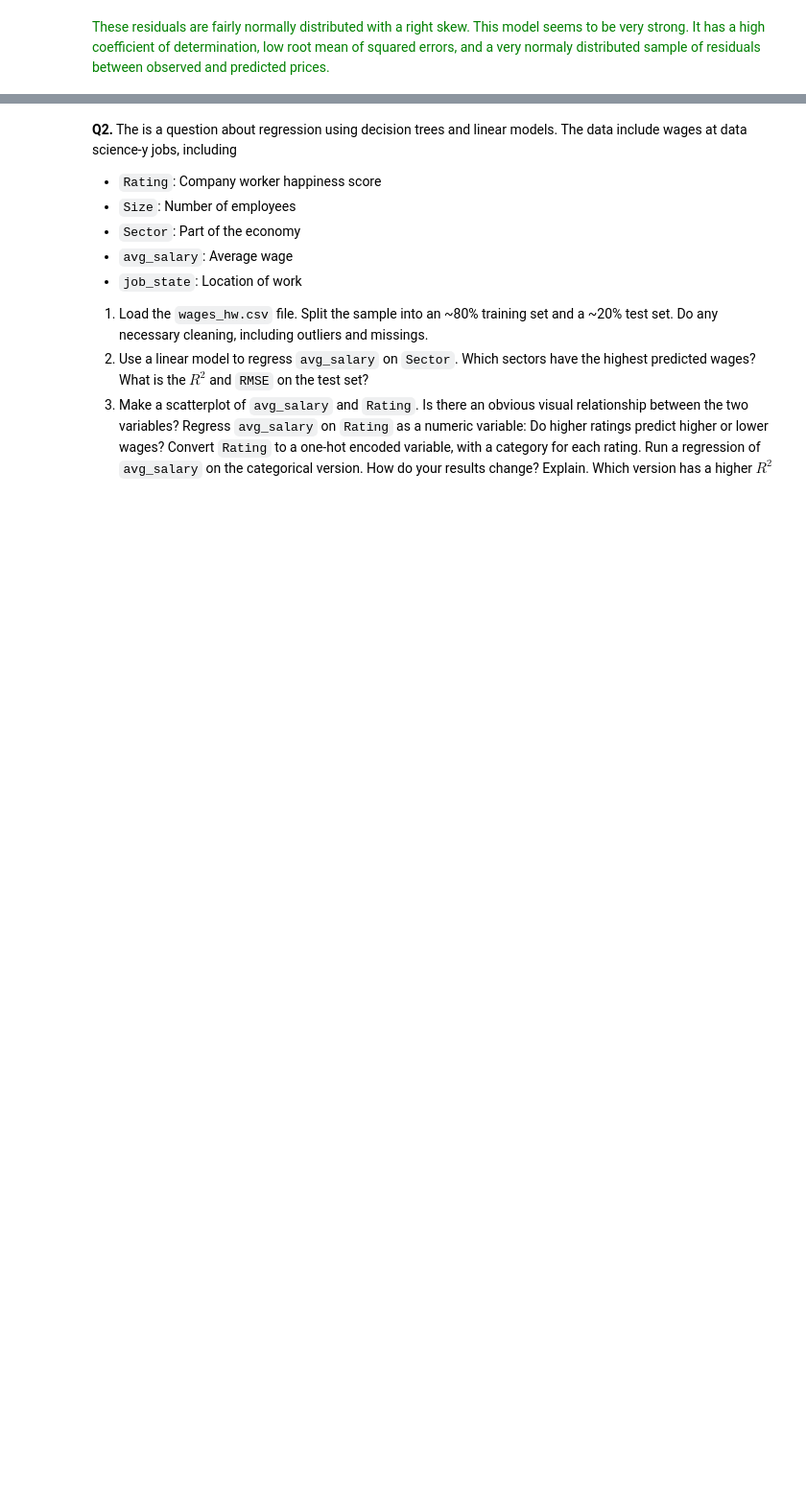
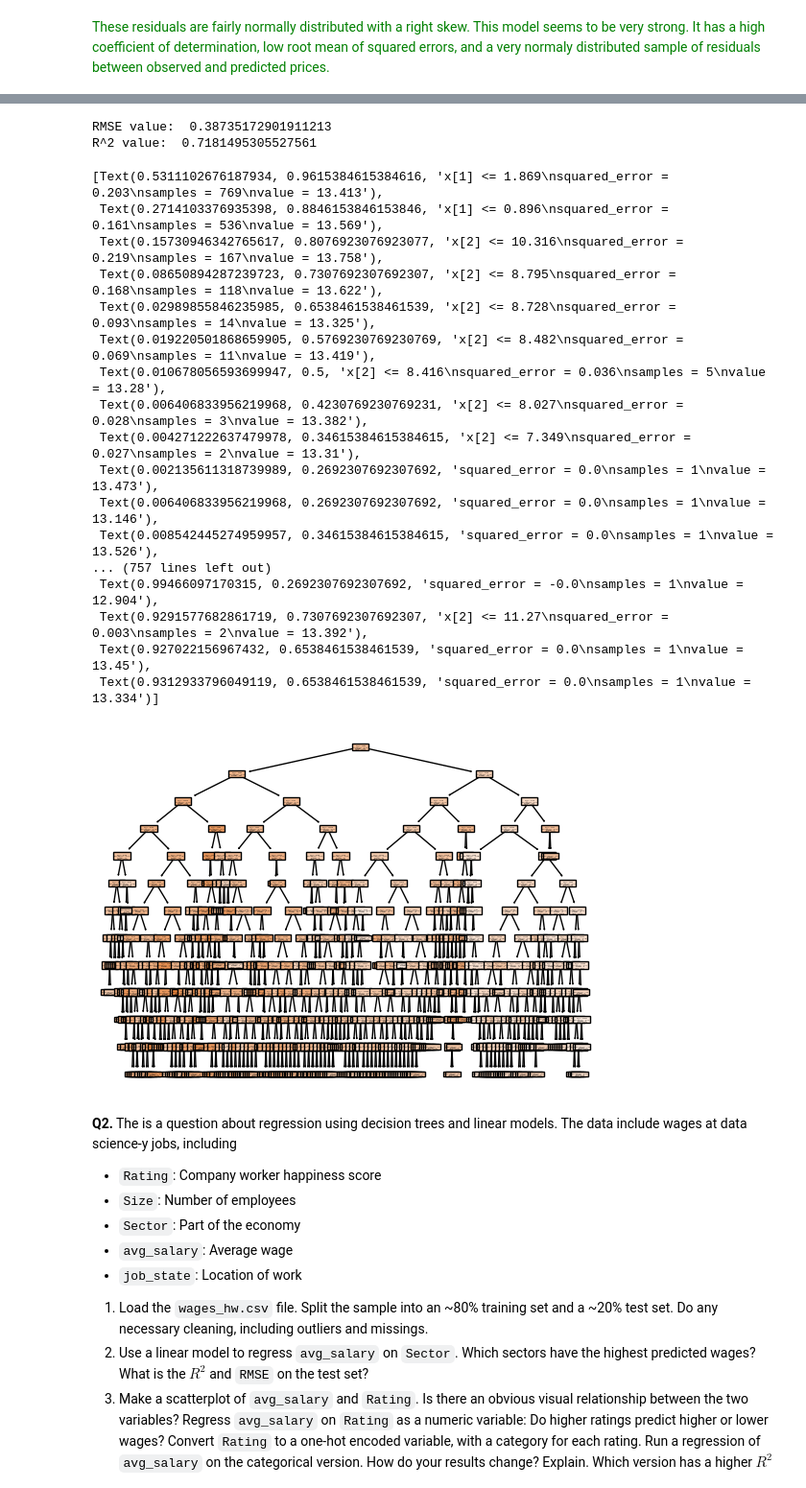
Before and after one commit to Monty-2003/assignment4, a Jupyter notebook: assignment4.ipynb, the cells around one changed output, grey strips where cells are left out. Shown at 96% size. Saved outputs shown, nothing was run; the diff lists cells and outputs as text; code cells hidden in the pictures; blank space fills up the shorter version.

```diff
--- a/assignment4.ipynb
+++ b/assignment4.ipynb
@@ -348,3 +421,39 @@ These residuals are fairly normally distributed with a right skew. This model se
+# %%
+## MAX_DEPTH: 12 ##
+
+# Fit decision tree:
+cart = tree.DecisionTreeRegressor(max_depth = 12) # Create a classifier object
+cart = cart.fit(X_train, y_train) # Fit the classifier
+
+y_pred = cart.predict(X_test)
+
+# Calculate R^2 and RMSE
+print("RMSE value: ", np.sqrt(mean_squared_error(y_true=y_test, y_pred=y_pred)))
+print("R^2 value: ", cart.score(X_tree, y_tree)) # R squared measure
+
+# Visualize results:
+tree.plot_tree(cart,filled=True)
+# %% [output]
+RMSE value:  0.38735172901911213
+R^2 value:  0.7181495305527561
+[Text(0.5311102676187934, 0.9615384615384616, 'x[1] <= 1.869\nsquared_error = 0.203\nsamples = 769\nvalue = 13.413'),
+ Text(0.2714103376935398, 0.8846153846153846, 'x[1] <= 0.896\nsquared_error = 0.161\nsamples = 536\nvalue = 13.569'),
+ Text(0.15730946342765617, 0.8076923076923077, 'x[2] <= 10.316\nsquared_error = 0.219\nsamples = 167\nvalue = 13.758'),
+ Text(0.08650894287239723, 0.7307692307692307, 'x[2] <= 8.795\nsquared_error = 0.168\nsamples = 118\nvalue = 13.622'),
+ Text(0.02989855846235985, 0.6538461538461539, 'x[2] <= 8.728\nsquared_error = 0.093\nsamples = 14\nvalue = 13.325'),
+ Text(0.019220501868659905, 0.5769230769230769, 'x[2] <= 8.482\nsquared_error = 0.069\nsamples = 11\nvalue = 13.419'),
+ Text(0.010678056593699947, 0.5, 'x[2] <= 8.416\nsquared_error = 0.036\nsamples = 5\nvalue = 13.28'),
+ Text(0.006406833956219968, 0.4230769230769231, 'x[2] <= 8.027\nsquared_error = 0.028\nsamples = 3\nvalue = 13.382'),
+ Text(0.004271222637479978, 0.34615384615384615, 'x[2] <= 7.349\nsquared_error = 0.027\nsamples = 2\nvalue = 13.31'),
+ Text(0.002135611318739989, 0.2692307692307692, 'squared_error = 0.0\nsamples = 1\nvalue = 13.473'),
+ Text(0.006406833956219968, 0.2692307692307692, 'squared_error = 0.0\nsamples = 1\nvalue = 13.146'),
+ Text(0.008542445274959957, 0.34615384615384615, 'squared_error = 0.0\nsamples = 1\nvalue = 13.526'),
+... (757 lines left out)
+ Text(0.99466097170315, 0.2692307692307692, 'squared_error = -0.0\nsamples = 1\nvalue = 12.904'),
+ Text(0.9291577682861719, 0.7307692307692307, 'x[2] <= 11.27\nsquared_error = 0.003\nsamples = 2\nvalue = 13.392'),
+ Text(0.927022156967432, 0.6538461538461539, 'squared_error = 0.0\nsamples = 1\nvalue = 13.45'),
+ Text(0.9312933796049119, 0.6538461538461539, 'squared_error = 0.0\nsamples = 1\nvalue = 13.334')]
+[figure, added]
 # %% [markdown]
 **Q2.** The is a question about regression using decision trees and linear models. The data include wages at data science-y jobs, including
 
```
Also changed, not shown: parts of 6 cells of this notebook.
